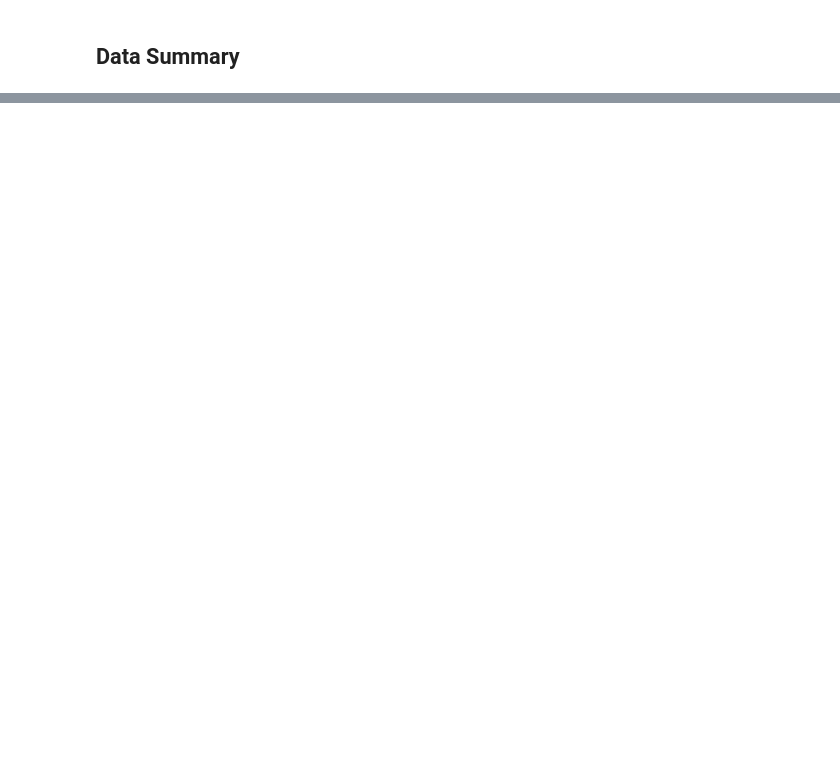
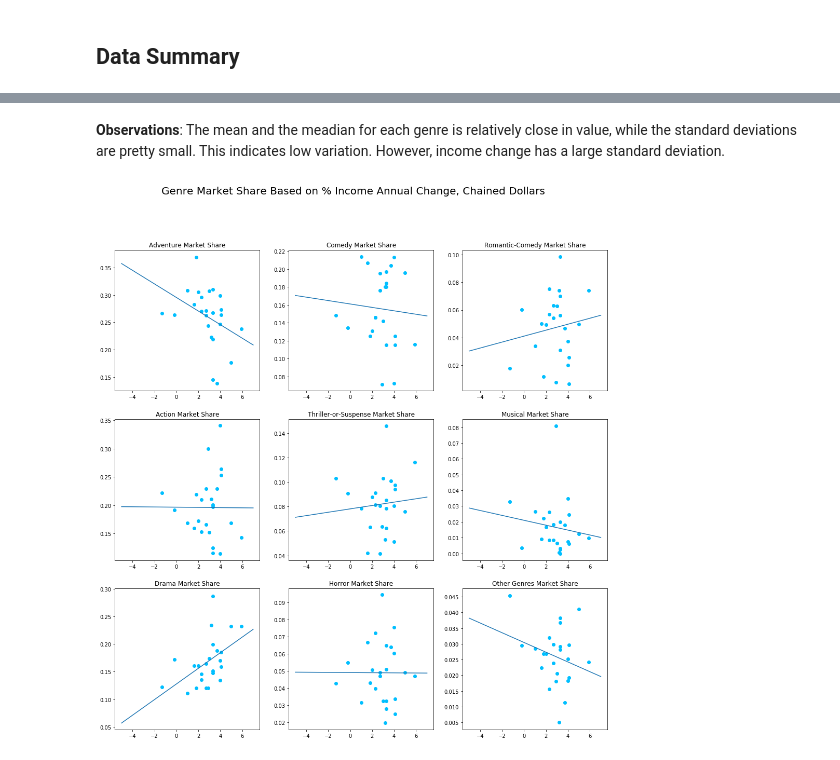
Before and after one commit to ss2944/data-sci, a Jupyter notebook: Saumya-Market-Share-And-Income.ipynb, the cells around one changed output, grey strips where cells are left out. Cells and saved outputs as stored; diff of their text form; code cells hidden in the pictures; blank space fills up the shorter version.

```diff
--- a/Saumya-Market-Share-And-Income.ipynb
+++ b/Saumya-Market-Share-And-Income.ipynb
@@ -70,0 +92,33 @@ for c in col:
+# %% [markdown]
+**Observations**: The mean and the meadian for each genre is relatively close in value, while the standard deviations are pretty small. This indicates low variation. However, income change has a large standard deviation.
+# %%
+xaxs = 0
+yaxs = 0
+
+fig, axs = plt.subplots(3, 3, figsize=(17, 17))
+fig.suptitle('Genre Market Share Based on ' + income, fontsize=20)
+
+for c in col:
+    #CREATING THE LINE OF BEST FIT
+    model = LinearRegression().fit(data[[income]], data[c])
+    score= model.coef_[0]
+    intercept=model.intercept_
+    x = np.linspace(-5,7,100)
+    y = score*x+intercept
+    axs[xaxs, yaxs].plot(x, y)
+
+
+
+    #CREATING THE SCATTERPLOT
+    axs[xaxs, yaxs].scatter(data[income], data[c], color = 'deepskyblue')
+    axs[xaxs, yaxs].set_title(c)
+    #axs[xaxs, yaxs].set_xlabel(income)
+    #axs[xaxs, yaxs].set_ylabel(c)
+    xaxs +=1
+    if xaxs == 3:
+        xaxs = 0
+        yaxs +=1
+
+plt.show()
+# %% [output]
+[figure, added]
```
Also changed, not shown: parts of 13 cells of this notebook, 4 other files.
